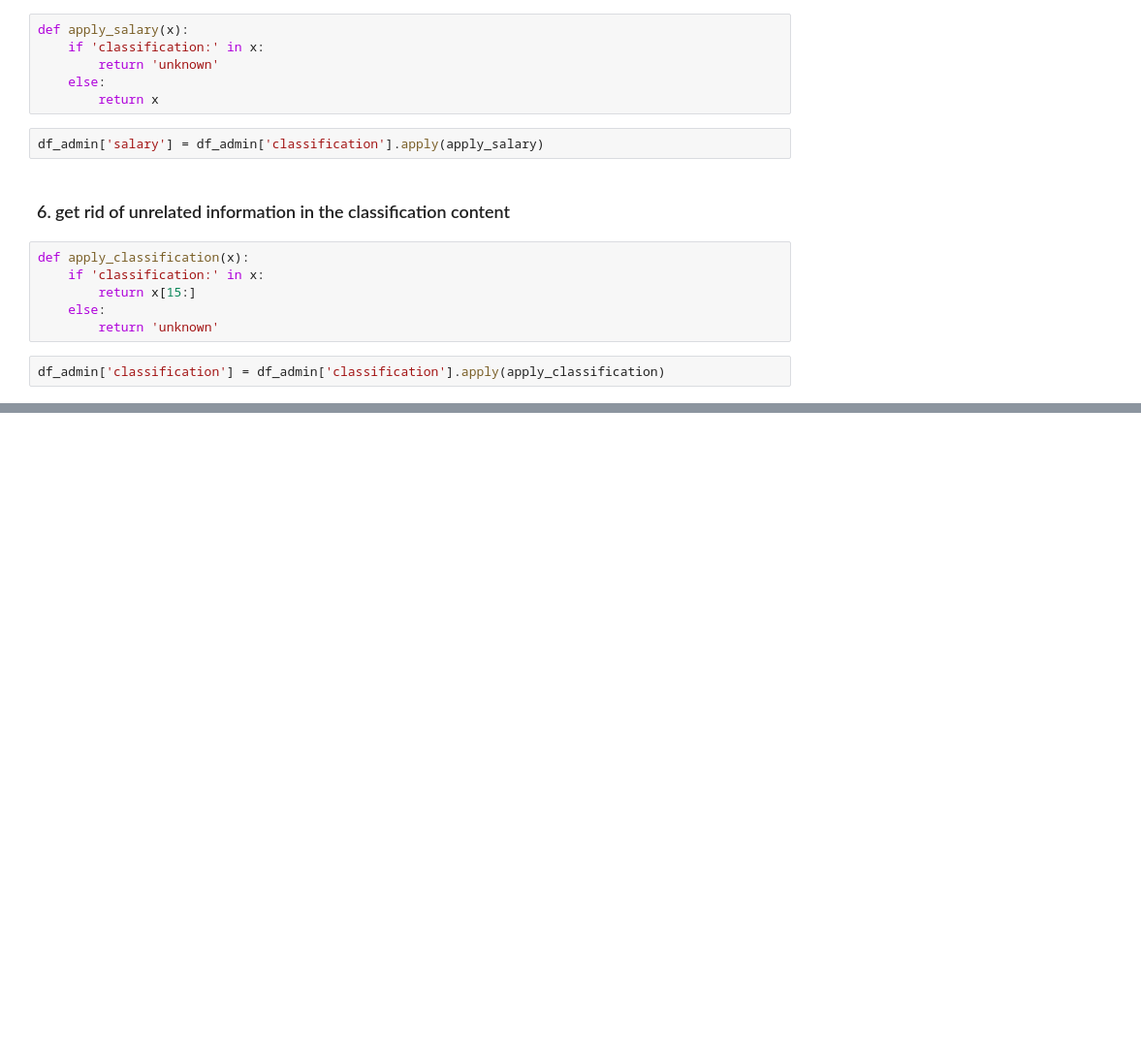
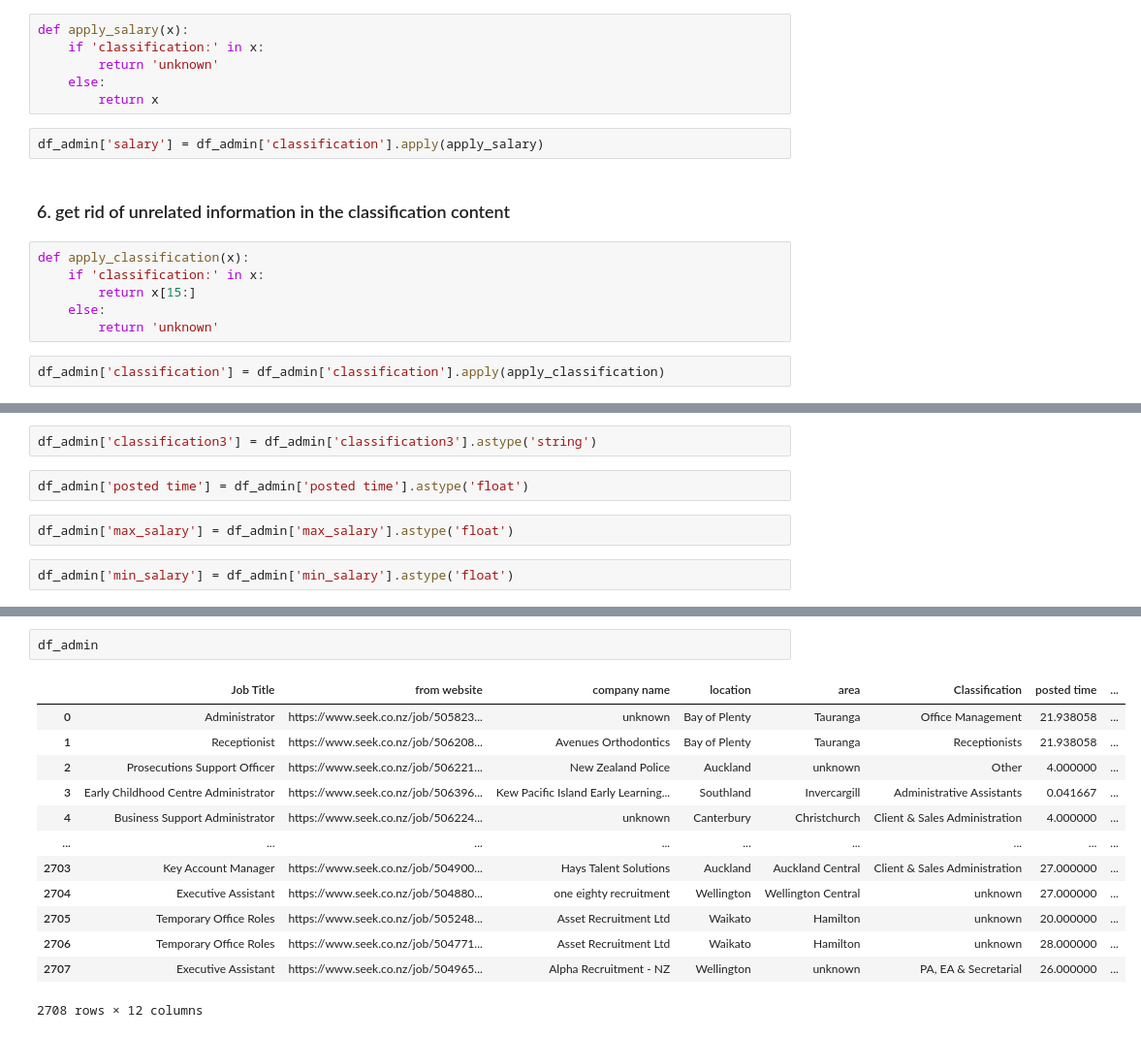
Before and after one commit to zyzisastudyreallyhardguy/dataanalysistask, a Jupyter notebook: jupyter notebook/dataanalysis.ipynb, the cells around one changed output, grey strips where cells are left out. Shown: that part at 97% size. Drawn from its saved outputs; the diff is of its cells as text; blank space fills up the shorter version.

```diff
--- a/jupyter notebook/dataanalysis.ipynb
+++ b/jupyter notebook/dataanalysis.ipynb
@@ -153,0 +327,8 @@ df_admin.rename(columns={0:'Job Title', 1:'from website', 2:'company name'})
+# %%
+df_admin['classification3'] = df_admin['classification3'].astype('string')
+# %%
+df_admin['posted time'] = df_admin['posted time'].astype('float')
+# %%
+df_admin['max_salary'] = df_admin['max_salary'].astype('float')
+# %%
+df_admin['min_salary'] = df_admin['min_salary'].astype('float')
@@ -153,0 +351,16 @@ df_admin.rename(columns={0:'Job Title', 1:'from website', 2:'company name'})
+# %%
+df_admin
+# %% [output]
+|  | Job Title | from website | company name | location | area | Classification | posted time | ... |
+| 0 | Administrator | https://www.seek.co.nz/job/505823... | unknown | Bay of Plenty | Tauranga | Office Management | 21.938058 | ... |
+| 1 | Receptionist | https://www.seek.co.nz/job/506208... | Avenues Orthodontics | Bay of Plenty | Tauranga | Receptionists | 21.938058 | ... |
+| 2 | Prosecutions Support Officer | https://www.seek.co.nz/job/506221... | New Zealand Police | Auckland | unknown | Other | 4.000000 | ... |
+| 3 | Early Childhood Centre Administrator | https://www.seek.co.nz/job/506396... | Kew Pacific Island Early Learning... | Southland | Invercargill | Administrative Assistants | 0.041667 | ... |
+| 4 | Business Support Administrator | https://www.seek.co.nz/job/506224... | unknown | Canterbury | Christchurch | Client & Sales Administration | 4.000000 | ... |
+| ... | ... | ... | ... | ... | ... | ... | ... | ... |
+| 2703 | Key Account Manager | https://www.seek.co.nz/job/504900... | Hays Talent Solutions | Auckland | Auckland Central | Client & Sales Administration | 27.000000 | ... |
+| 2704 | Executive Assistant | https://www.seek.co.nz/job/504880... | one eighty recruitment | Wellington | Wellington Central | unknown | 27.000000 | ... |
+| 2705 | Temporary Office Roles | https://www.seek.co.nz/job/505248... | Asset Recruitment Ltd | Waikato | Hamilton | unknown | 20.000000 | ... |
+| 2706 | Temporary Office Roles | https://www.seek.co.nz/job/504771... | Asset Recruitment Ltd | Waikato | Hamilton | unknown | 28.000000 | ... |
+| 2707 | Executive Assistant | https://www.seek.co.nz/job/504965... | Alpha Recruitment - NZ | Wellington | unknown | PA, EA & Secretarial | 26.000000 | ... |
+2708 rows × 12 columns
```
Also changed, not shown: parts of 49 cells of this notebook.
